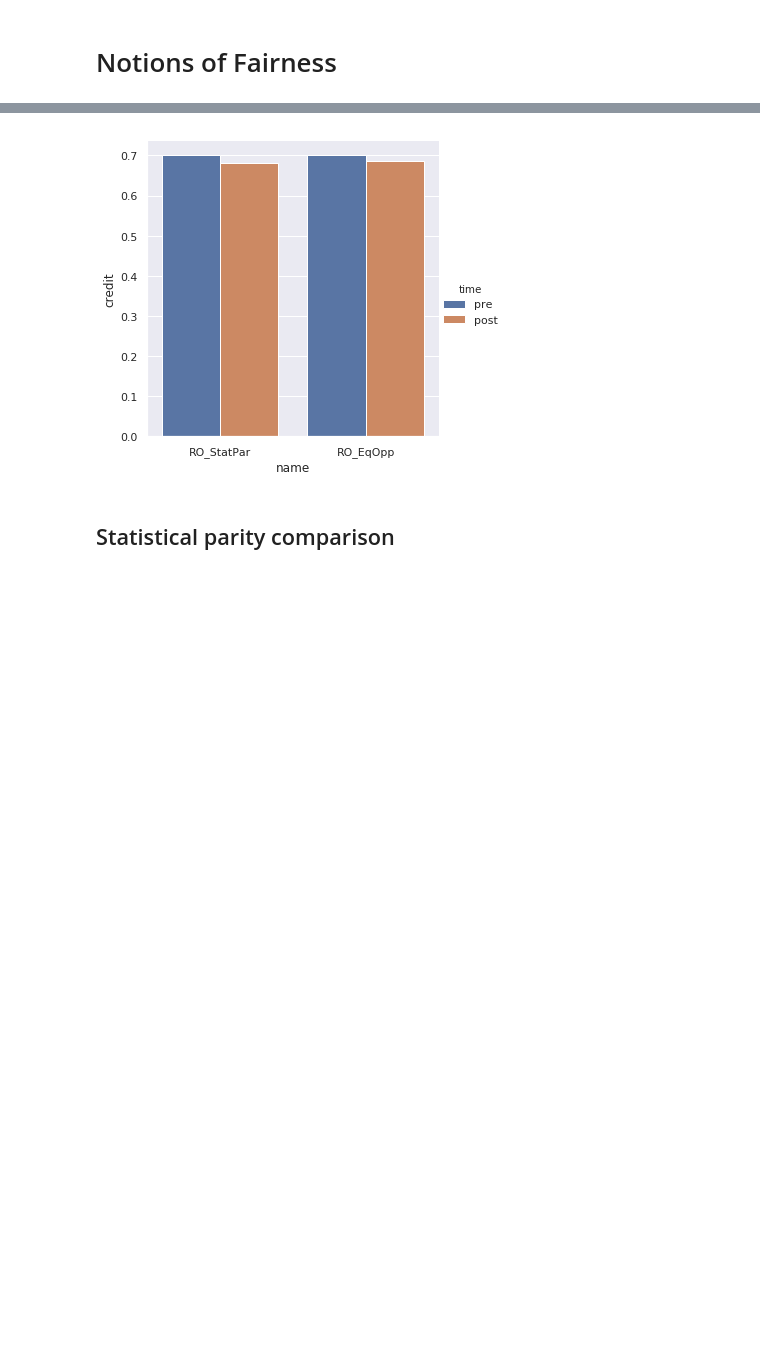
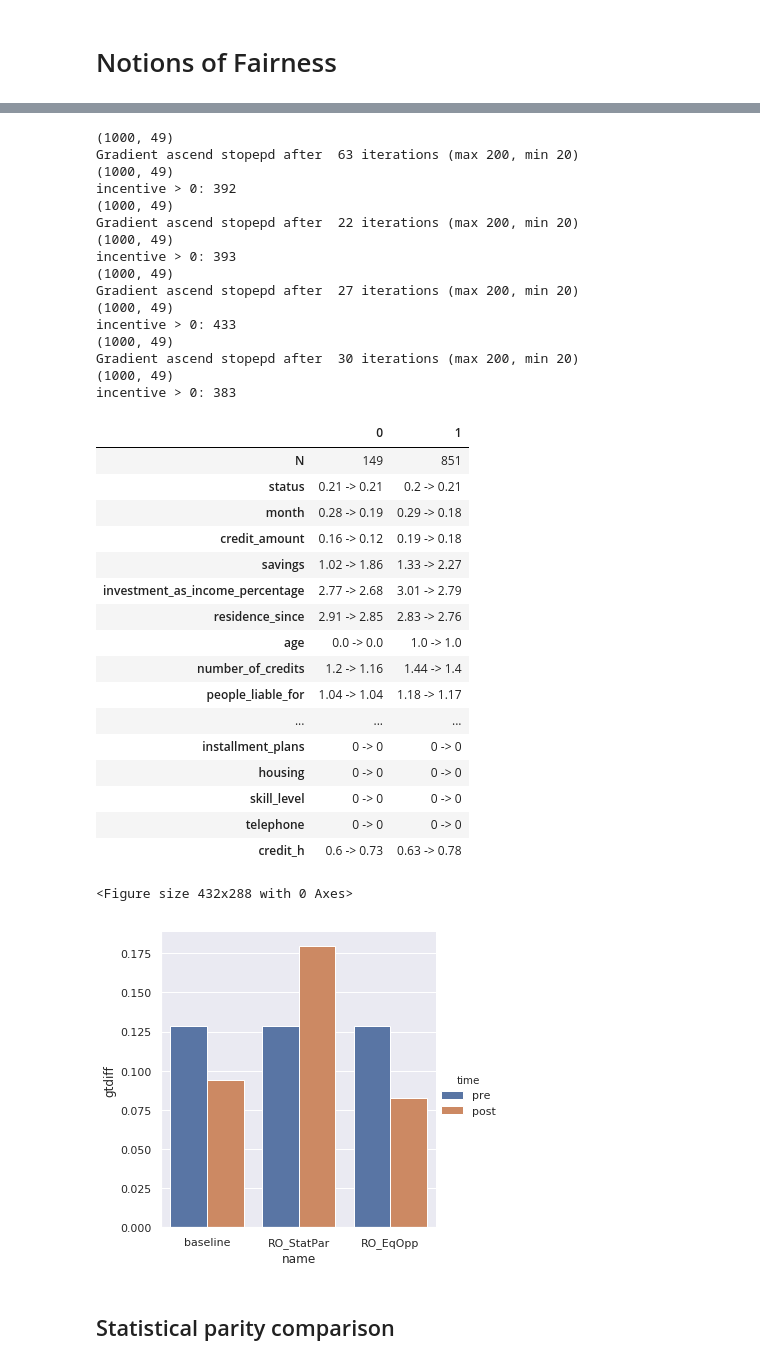
Before and after one commit to resulknad/fair-sim, a Jupyter notebook: main_plots.ipynb, the cells around one changed output, grey strips where cells are left out. Saved outputs shown, nothing was run; the diff lists cells and outputs as text; code cells hidden in the pictures; blank space fills up the shorter version.

```diff
--- a/main_plots.ipynb
+++ b/main_plots.ipynb
@@ -63,7 +81,6 @@ print(len(all_mutable))
 # %% [markdown]
 ## Common simulation code
 # %%
-
 def dataset():
     return GermanSimDataset(mutable_features=all_mutable,
             domains={k: 'auto' for k in all_mutable},
@@ -87,8 +104,24 @@ def do_sim(learner, cost_fixed=cost_fixed, cost_fixed_dep=None, collect_incentiv
                      cost_distribution_dep=cost_fixed_dep,
                      split=[0.9])
 
-    result_set = sim.start_simulation(runs=1)
+    result_set = sim.start_simulation(runs=4)
     return result_set
+
+def extract_metric(rs, metric_name="statpar", time='post'):
+    if metric_name == "statpar":
+        ret = rs.stat_parity_diff(unprivileged_group, privileged_group, time=time )
+        return ret
+    elif metric_name == 'gtdiff':
+        gt_label = data.label_names[0]
+        pre_p_mean, _, post_p_mean, _ = rs.feature_average(gt_label, privileged_group)
+        pre_up_mean, _, post_up_mean, _ = rs.feature_average(gt_label, unprivileged_group)
+        return abs(post_p_mean - post_up_mean) if time == 'post' else abs(pre_p_mean - pre_up_mean)
+    elif metric_name == 'mutablediff':
+        pre_p_mean, _, post_p_mean, _ = rs.feature_average(mutable_attr, privileged_group)
+        pre_up_mean, _, post_up_mean, _ = rs.feature_average(mutable_attr, unprivileged_group)
+        return abs(post_p_mean - post_up_mean) if time == 'post' else abs(pre_p_mean - pre_up_mean)
+
+    return None
 # %% [markdown]
 ## LogReg feature coefficients
 # %%
@@ -287,21 +353,26 @@ Gradient ascend stopepd after  14 iterations (max 100)
 # %% [markdown]
 # Notions of Fairness
 # %%
+# Compare different notions of fairness
 
-# Compare different notions of fairness
-y_attr = 'credit'
+data = dataset()
+plot_data = []
+learners = [("baseline", LogisticLearner(exclude_protected=True)),
+            ("RO_StatPar", RejectOptionsLogisticLearner([privileged_group], [unprivileged_group])),
+            ("RO_EqOpp", RejectOptionsLogisticLearner([privileged_group], [unprivileged_group], metric_name='Equal opportunity difference'))]
 
-rs = do_sim(RejectOptionsLogisticLearner([privileged_group], [unprivileged_group]))
-plot_data = extract_avg_ft(rs, mutable_attr, "RO_StatPar")
+metric_name = 'gtdiff'
 
-rs = do_sim(RejectOptionsLogisticLearner([privileged_group], [unprivileged_group], metric_name='Equal opportunity difference'))
-plot_data += extract_avg_ft(rs, mutable_attr, "RO_EqOpp")
+for name, l in learners:
+    rs = do_sim(l)
+    display(rs.feature_table([unprivileged_group, privileged_group]))
+    plot_data.append([name, 'pre', extract_metric(rs, metric_name=metric_name, time='pre')])
+    plot_data.append([name, 'post', extract_metric(rs, metric_name=metric_name, time='post')])
 
-plot_data_df = pd.DataFrame(plot_data, columns=["name", "time", y_attr])
-
+plot_data_df = pd.DataFrame(plot_data, columns=["name", "time", metric_name])
 
 plt.figure()
-sns.catplot(x="name", y=y_attr, hue="time", kind="bar",
+sns.catplot(x="name", y=metric_name, hue="time", kind="bar",
             data=plot_data_df)
 plt.show()
 # %% [output]
@@ -315,4 +445,38 @@ Gradient ascend stopepd after  99 iterations (max 100)
+(1000, 49)
+Gradient ascend stopepd after  63 iterations (max 200, min 20)
+(1000, 49)
+incentive > 0: 392
+(1000, 49)
+Gradient ascend stopepd after  22 iterations (max 200, min 20)
+(1000, 49)
+incentive > 0: 393
+(1000, 49)
+Gradient ascend stopepd after  27 iterations (max 200, min 20)
+(1000, 49)
+incentive > 0: 433
+(1000, 49)
+Gradient ascend stopepd after  30 iterations (max 200, min 20)
+(1000, 49)
+incentive > 0: 383
+|  | 0 | 1 |
+| N | 149 | 851 |
+| status | 0.21 -> 0.21 | 0.2 -> 0.21 |
+| month | 0.28 -> 0.19 | 0.29 -> 0.18 |
+| credit_amount | 0.16 -> 0.12 | 0.19 -> 0.18 |
+| savings | 1.02 -> 1.86 | 1.33 -> 2.27 |
+| investment_as_income_percentage | 2.77 -> 2.68 | 3.01 -> 2.79 |
+| residence_since | 2.91 -> 2.85 | 2.83 -> 2.76 |
+| age | 0.0 -> 0.0 | 1.0 -> 1.0 |
+| number_of_credits | 1.2 -> 1.16 | 1.44 -> 1.4 |
+| people_liable_for | 1.04 -> 1.04 | 1.18 -> 1.17 |
+| ... | ... | ... |
+| installment_plans | 0 -> 0 | 0 -> 0 |
+| housing | 0 -> 0 | 0 -> 0 |
+| skill_level | 0 -> 0 | 0 -> 0 |
+| telephone | 0 -> 0 | 0 -> 0 |
+| credit_h | 0.6 -> 0.73 | 0.63 -> 0.78 |
+<Figure size 432x288 with 0 Axes>
-[figure, old version]
+[figure, new version]
 # %% [markdown]
 ## Statistical parity comparison
 # %%
```
Also changed, not shown: parts of 10 cells of this notebook, 10 other files.
